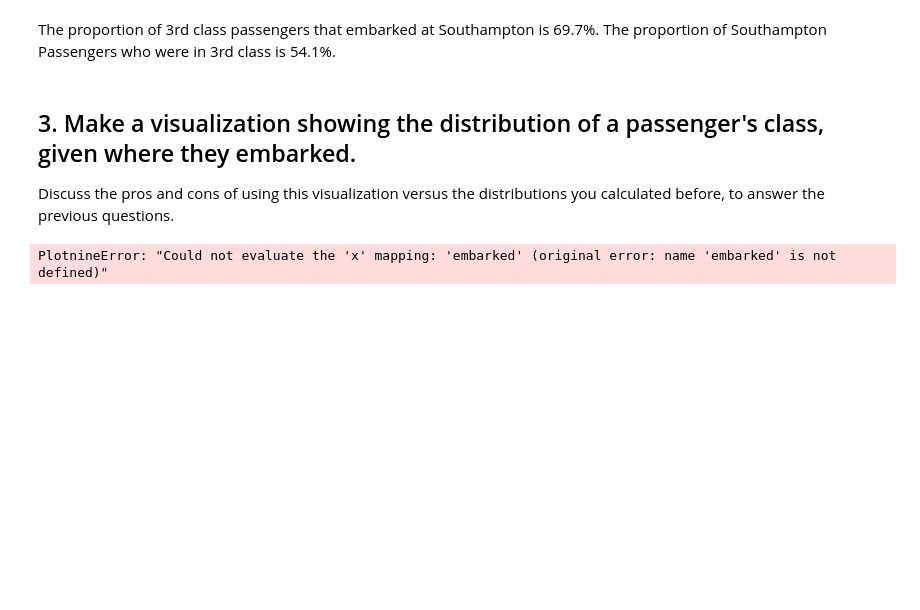
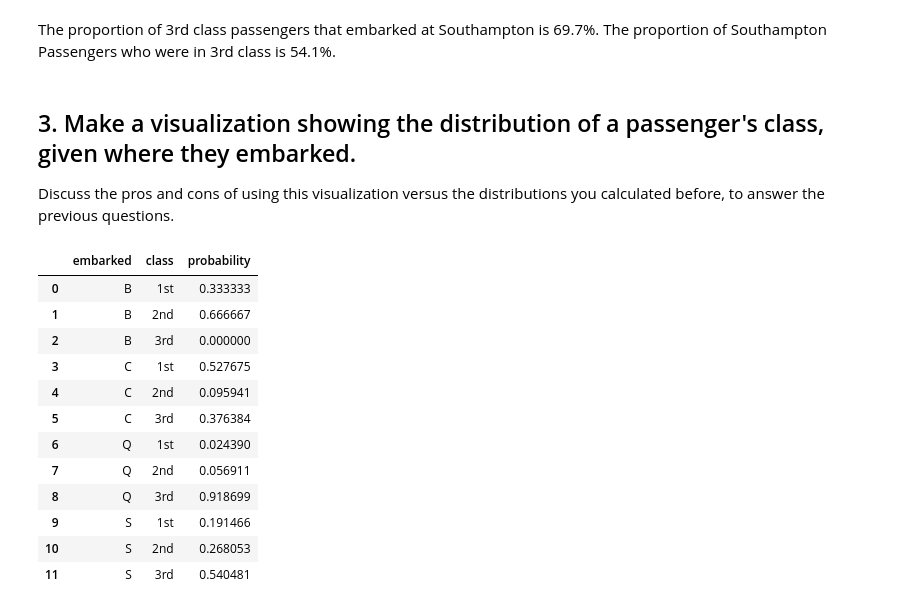
Before and after one commit to bnkessler/Data-Science-and-Machine-Learning, a Jupyter notebook: Week2/Titanic_Wrangling.ipynb, the cells around one changed output. Cells and saved outputs as stored; diff of their text form; code cells hidden in the pictures; blank space fills up the shorter version.

```diff
--- a/Week2/Titanic_Wrangling.ipynb
+++ b/Week2/Titanic_Wrangling.ipynb
@@ -82,10 +89,21 @@ The proportion of Southampton Passengers who were in 3rd class is 54.1%.
 ## 3. Make a visualization showing the distribution of a passenger's class, given where they embarked.
 
 Discuss the pros and cons of using this visualization versus the distributions you calculated before, to answer the previous questions.
-# %%
-# Code here
-from plotnine import ggplot, aes, geom_bar
-(ggplot(p_cond_embark, aes(x = "embarked", color = "class")) +
-    geom_bar())
-# %% [output]
-PlotnineError: "Could not evaluate the 'x' mapping: 'embarked' (original error: name 'embarked' is not defined)"
+# %%
+long_df = p_cond_embark.stack().reset_index()
+long_df.columns = ["embarked", "class", "probability"]
+long_df
+# %% [output]
+|  | embarked | class | probability |
+| 0 | B | 1st | 0.333333 |
+| 1 | B | 2nd | 0.666667 |
+| 2 | B | 3rd | 0.000000 |
+| 3 | C | 1st | 0.527675 |
+| 4 | C | 2nd | 0.095941 |
+| 5 | C | 3rd | 0.376384 |
+| 6 | Q | 1st | 0.024390 |
+| 7 | Q | 2nd | 0.056911 |
+| 8 | Q | 3rd | 0.918699 |
+| 9 | S | 1st | 0.191466 |
+| 10 | S | 2nd | 0.268053 |
+| 11 | S | 3rd | 0.540481 |
```
Also changed, not shown: parts of 2 cells of this notebook, 3 other files.
